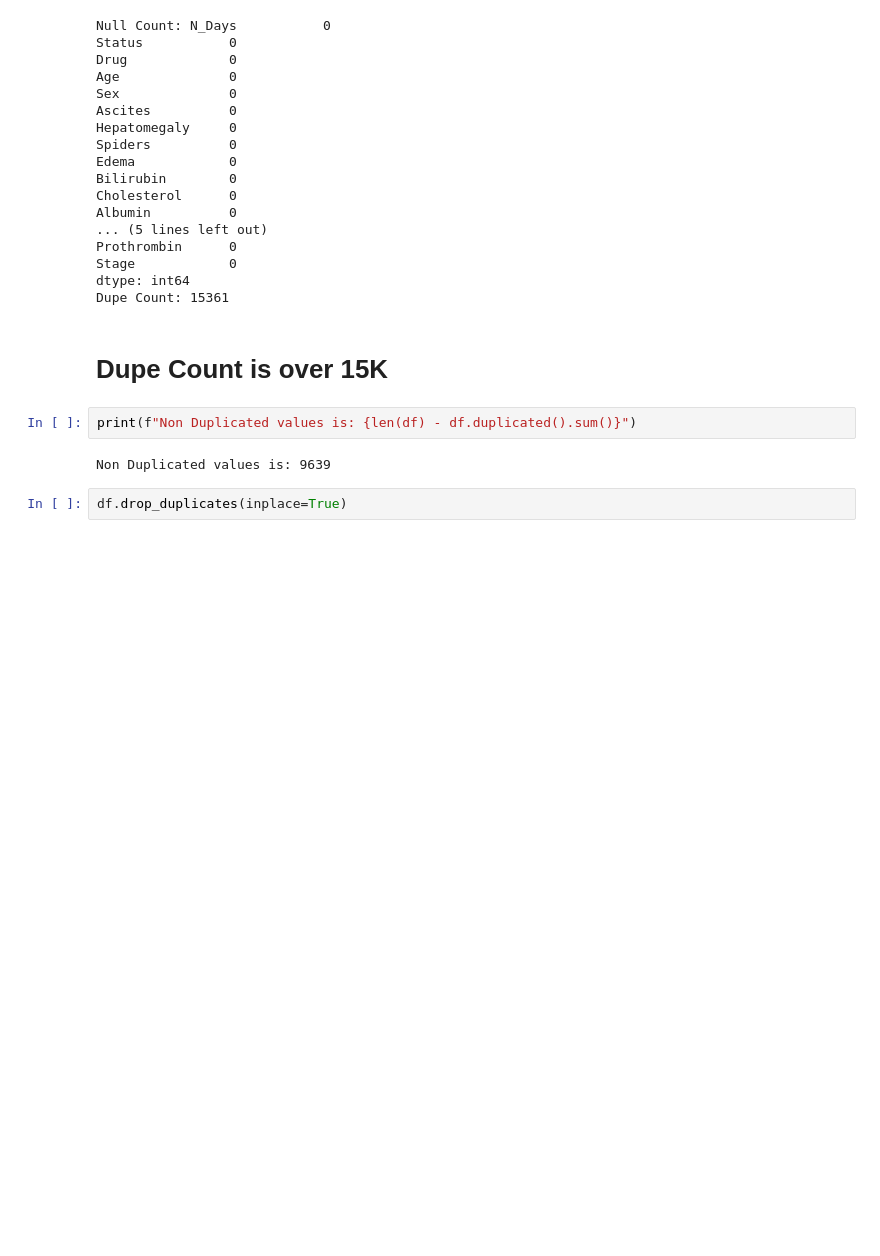
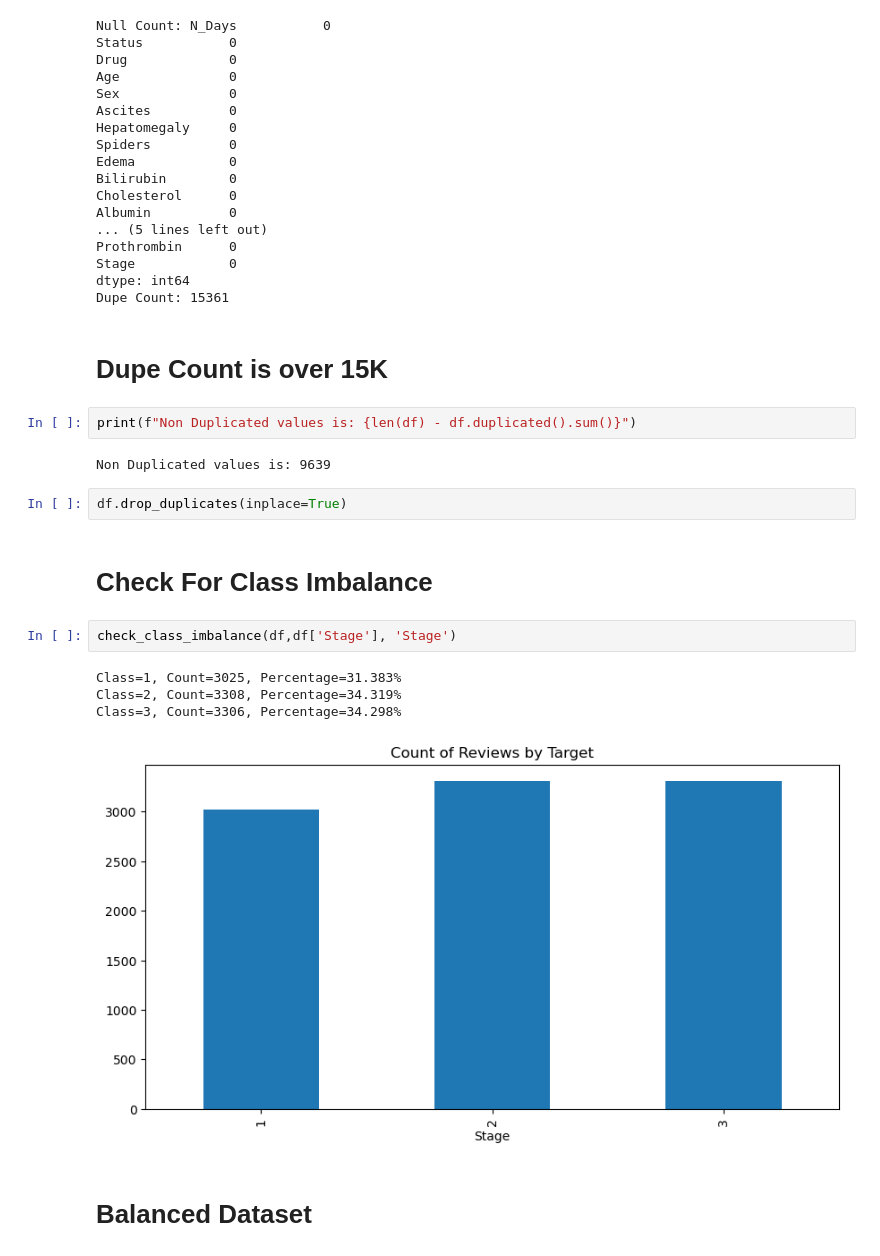
Before and after one commit to MaukanMir/Liver-Cirrhosis-Classification, a Jupyter notebook: training.ipynb, the cells around one changed output. Saved outputs shown, nothing was run; the diff lists cells and outputs as text; blank space fills up the shorter version.

```diff
--- a/training.ipynb
+++ b/training.ipynb
@@ -231,3 +231,14 @@ print(f"Non Duplicated values is: {len(df) - df.duplicated().sum()}")
 Non Duplicated values is: 9639
 # %%
 df.drop_duplicates(inplace=True)
+# %% [markdown]
+# Check For Class Imbalance
+# %%
+check_class_imbalance(df,df['Stage'], 'Stage')
+# %% [output]
+Class=1, Count=3025, Percentage=31.383%
+Class=2, Count=3308, Percentage=34.319%
+Class=3, Count=3306, Percentage=34.298%
+[figure, added]
+# %% [markdown]
+# Balanced Dataset
```
Also changed, not shown: parts of 3 cells of this notebook.
